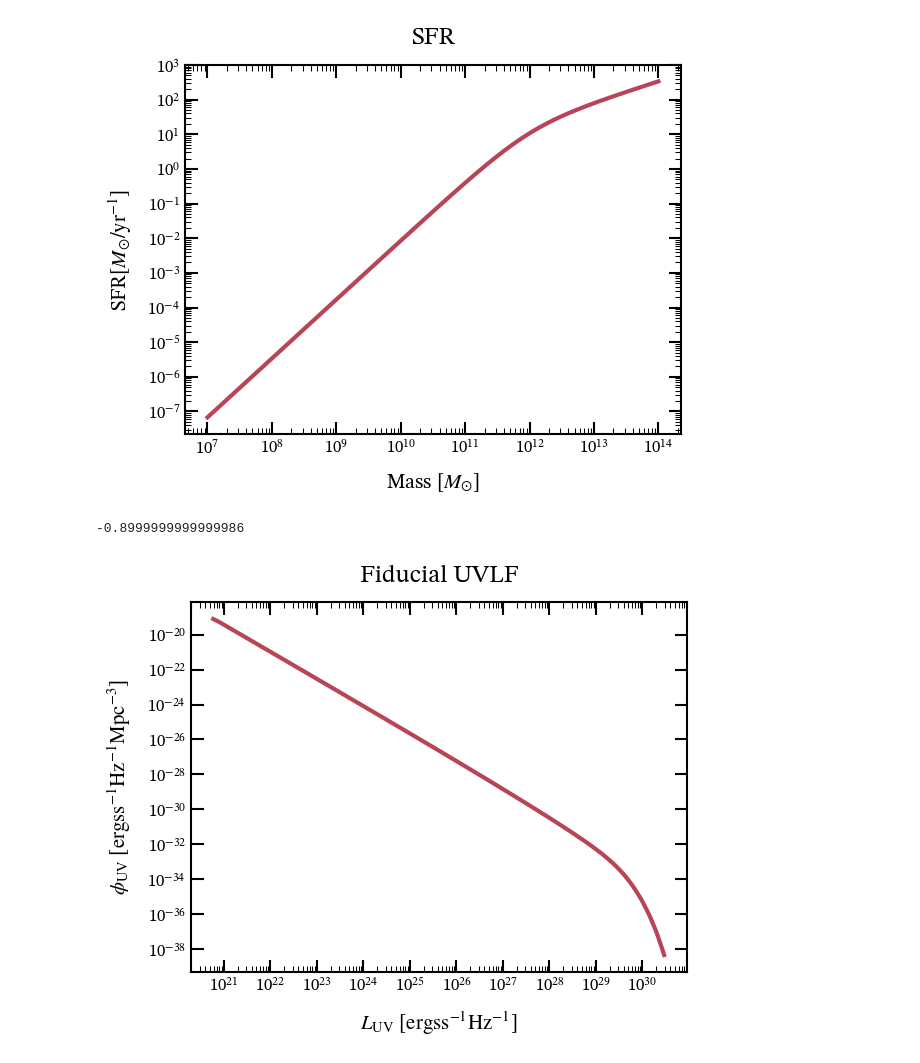
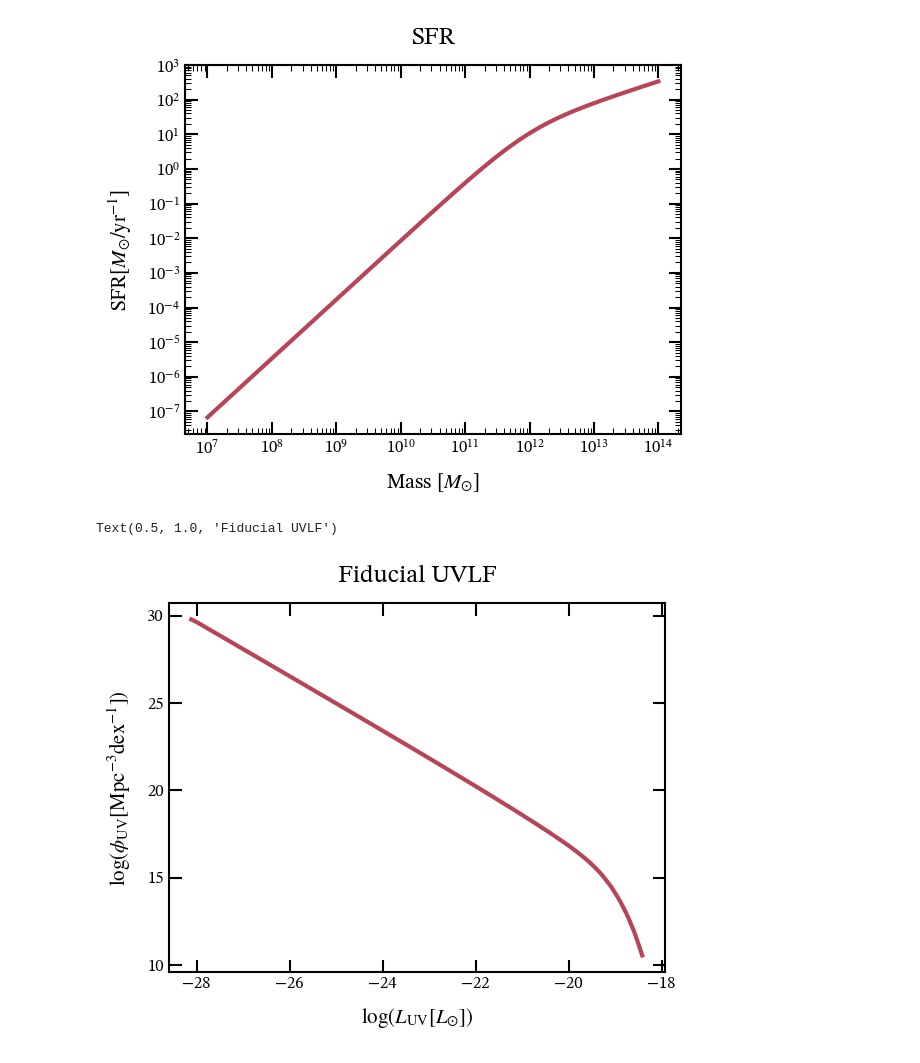
Before and after one commit to ebregou/modeling_stochasticity, a Jupyter notebook: notebooks/UVLF.ipynb, the cells around one changed output. Drawn from its saved outputs; the diff is of its cells as text; code cells hidden in the pictures.

Commit message:
troubleshooting UVLF

```diff
--- a/notebooks/UVLF.ipynb
+++ b/notebooks/UVLF.ipynb
@@ -91,19 +93,18 @@ def calc_M_UV(M_h, params, z=0):
 # %%
 L_UV = calc_L_UV(M_vals, params, z)
 M_UV = calc_M_UV(M_vals, params, z)
-# %%
-51.6-(21/0.4)
-# %% [output]
--0.8999999999999986
 # %%
 fig, ax = plt.subplots()
-ax.loglog(L_UV, hmf*np.gradient(M_vals, L_UV))
-ax.set_xlabel(r'$L_{\rm{UV}}$ [$\rm{ergs} \rm{s}^{-1} \rm{Hz}^{-1}$]')
-ax.set_ylabel(r'$\phi_{\rm{UV}}$ [$\rm{ergs} \rm{s}^{-1} \rm{Hz}^{-1} \rm{Mpc}^{-3}$]')
+conversion_factor = (c.c/(1500*u.Angstrom)).to(u.Hz).value
+L_UV_solar = (L_UV/conversion_factor)/(c.L_sun.to(u.erg*u.s**-1).value) # Luminosity has Hz divided out so we need to do that too
+ax.plot(np.log10(L_UV_solar), np.log10(hmf*np.gradient(M_vals, L_UV_solar)))
+ax.set_xlabel(r'$\log(L_{\rm{UV}}[L_{\odot}])$')
+ax.set_ylabel(r'$\log(\phi_{\rm{UV}} [\rm{Mpc}^{-3}\rm{dex}^{-1}])$')
 ax.set_title('Fiducial UVLF')
 
 #fig.savefig('/Users/eb35267/Desktop/figures/ongoing/fid_UVLF.png', bbox_inches='tight')
 # %% [output]
+Text(0.5, 1.0, 'Fiducial UVLF')
-[figure, old version]
+[figure, new version]
 # %%
 fig, ax = plt.subplots()
```
Also changed, not shown: parts of 5 cells of this notebook.
